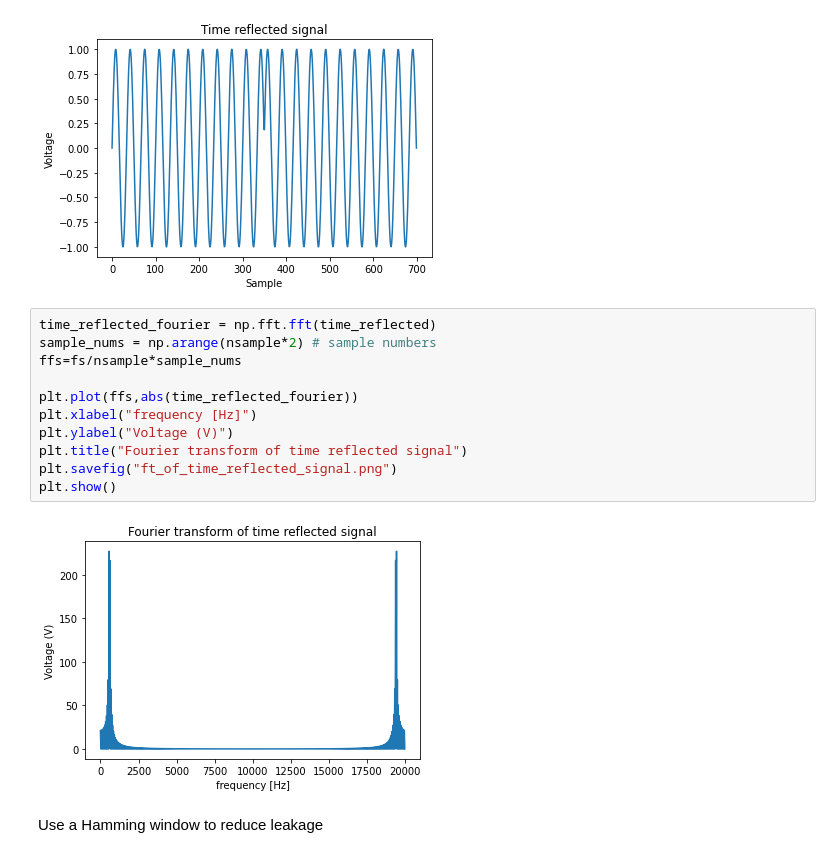
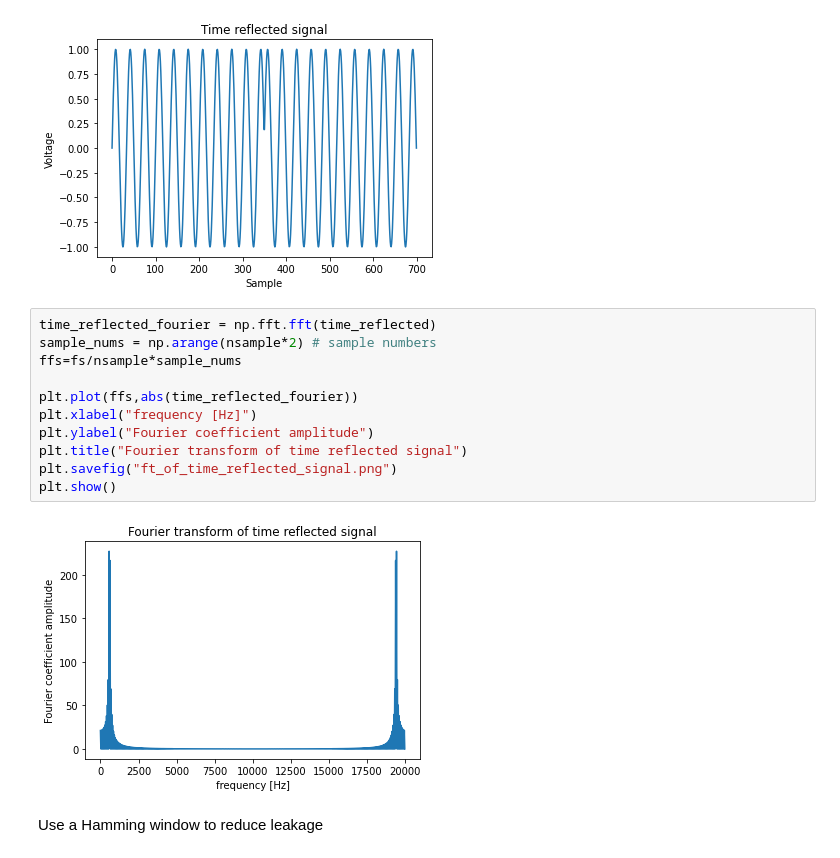
Before and after one commit to JackBarker7/practicals_code, a Jupyter notebook: EL21 - Digitisation and sampling/inverse_ft.ipynb, the cells around one changed output. Drawn from its saved outputs; the diff is of its cells as text.

```diff
--- a/EL21 - Digitisation and sampling/inverse_ft.ipynb
+++ b/EL21 - Digitisation and sampling/inverse_ft.ipynb
@@ -167,16 +172,16 @@ plt.show()
 # %%
 time_reflected_fourier = np.fft.fft(time_reflected)
 sample_nums = np.arange(nsample*2) # sample numbers
 ffs=fs/nsample*sample_nums
 
 plt.plot(ffs,abs(time_reflected_fourier))
 plt.xlabel("frequency [Hz]")
-plt.ylabel("Voltage (V)")
+plt.ylabel("Fourier coefficient amplitude")
 plt.title("Fourier transform of time reflected signal")
 plt.savefig("ft_of_time_reflected_signal.png")
 plt.show()
 # %% [output]
-[figure, old version]
+[figure, new version]
 # %% [markdown]
 Use a Hamming window to reduce leakage
 # %%
```
Also changed, not shown: parts of 6 cells of this notebook, 9 other files.
